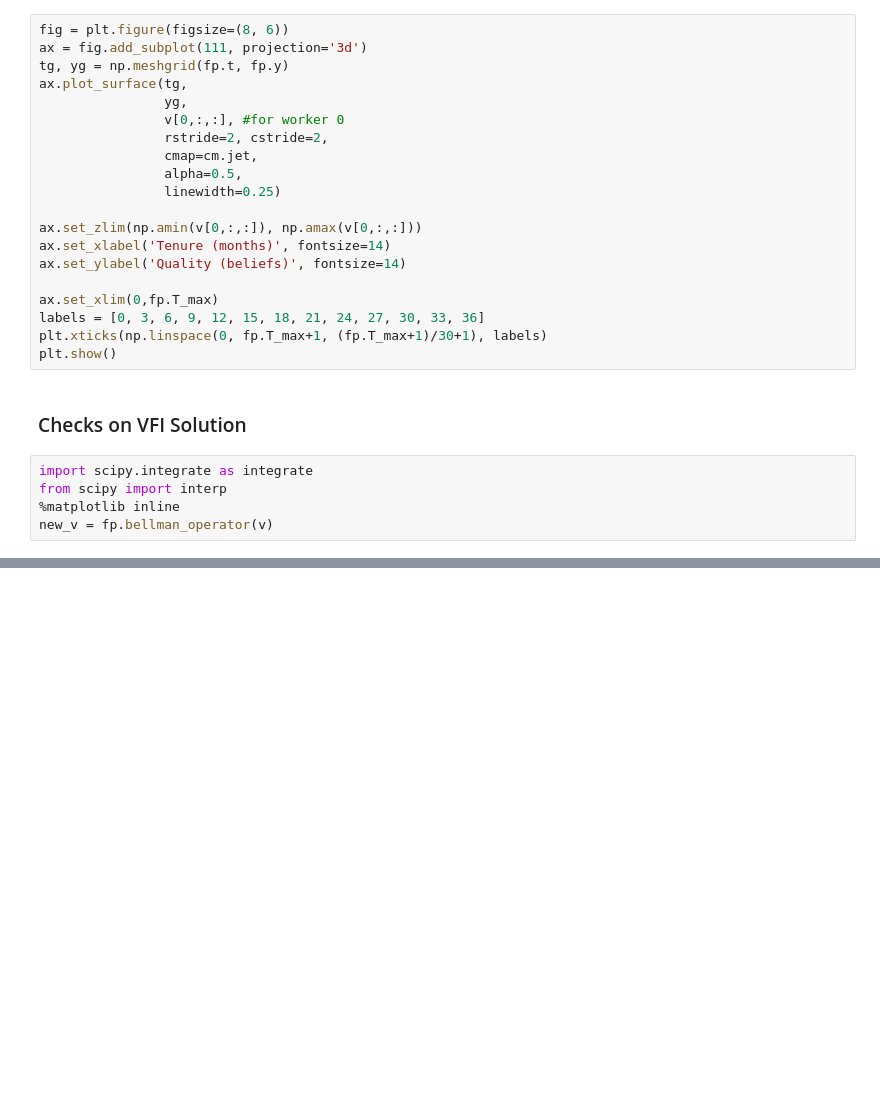
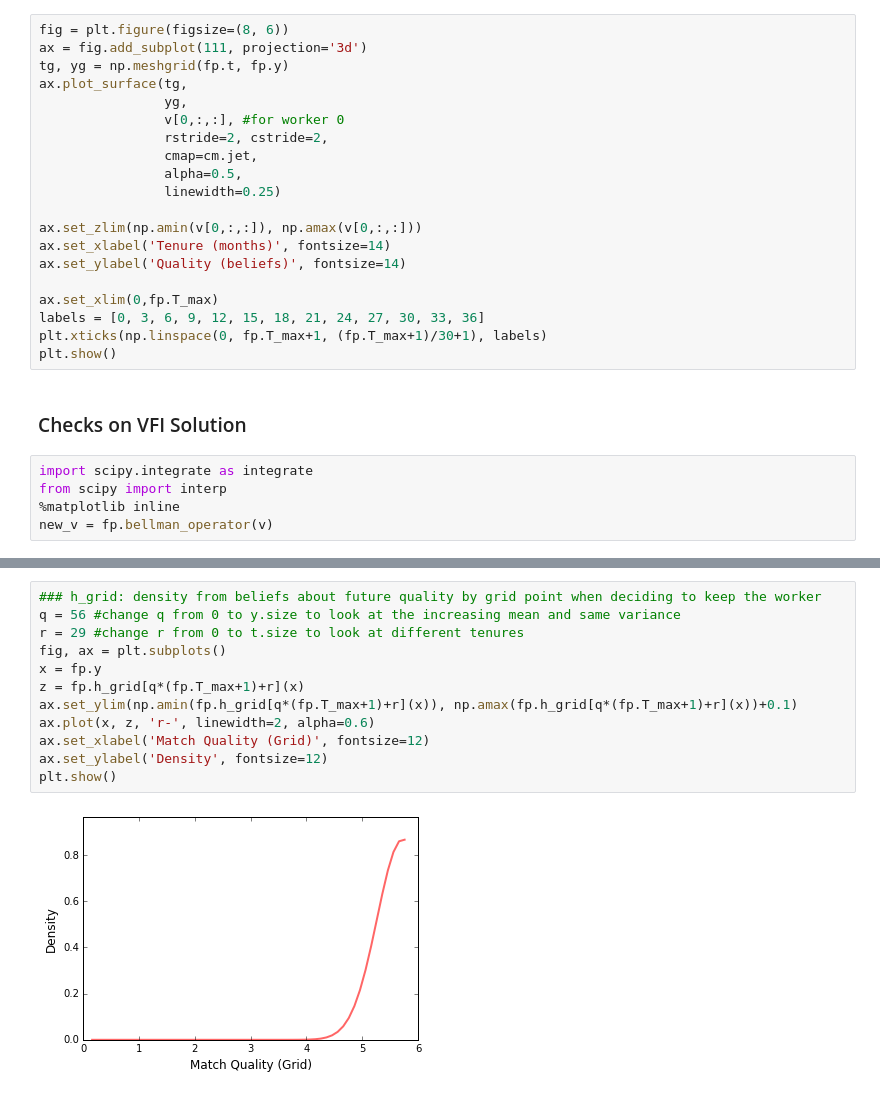
Before and after one commit to lorenzolagos/Applied_Causality, a Jupyter notebook: lib/05_test_individual.ipynb, the cells around one changed output, grey strips where cells are left out. Cells and saved outputs as stored; diff of their text form; blank space fills up the shorter version.

```diff
--- a/lib/05_test_individual.ipynb
+++ b/lib/05_test_individual.ipynb
@@ -153,0 +158,14 @@ plt.show()
+# %%
+### h_grid: density from beliefs about future quality by grid point when deciding to keep the worker
+q = 56 #change q from 0 to y.size to look at the increasing mean and same variance
+r = 29 #change r from 0 to t.size to look at different tenures
+fig, ax = plt.subplots()
+x = fp.y
+z = fp.h_grid[q*(fp.T_max+1)+r](x)
+ax.set_ylim(np.amin(fp.h_grid[q*(fp.T_max+1)+r](x)), np.amax(fp.h_grid[q*(fp.T_max+1)+r](x))+0.1)
+ax.plot(x, z, 'r-', linewidth=2, alpha=0.6)
+ax.set_xlabel('Match Quality (Grid)', fontsize=12)
+ax.set_ylabel('Density', fontsize=12)
+plt.show()
+# %% [output]
+[figure, added]
```
Also changed, not shown: parts of 10 cells of this notebook, 5 other files.
